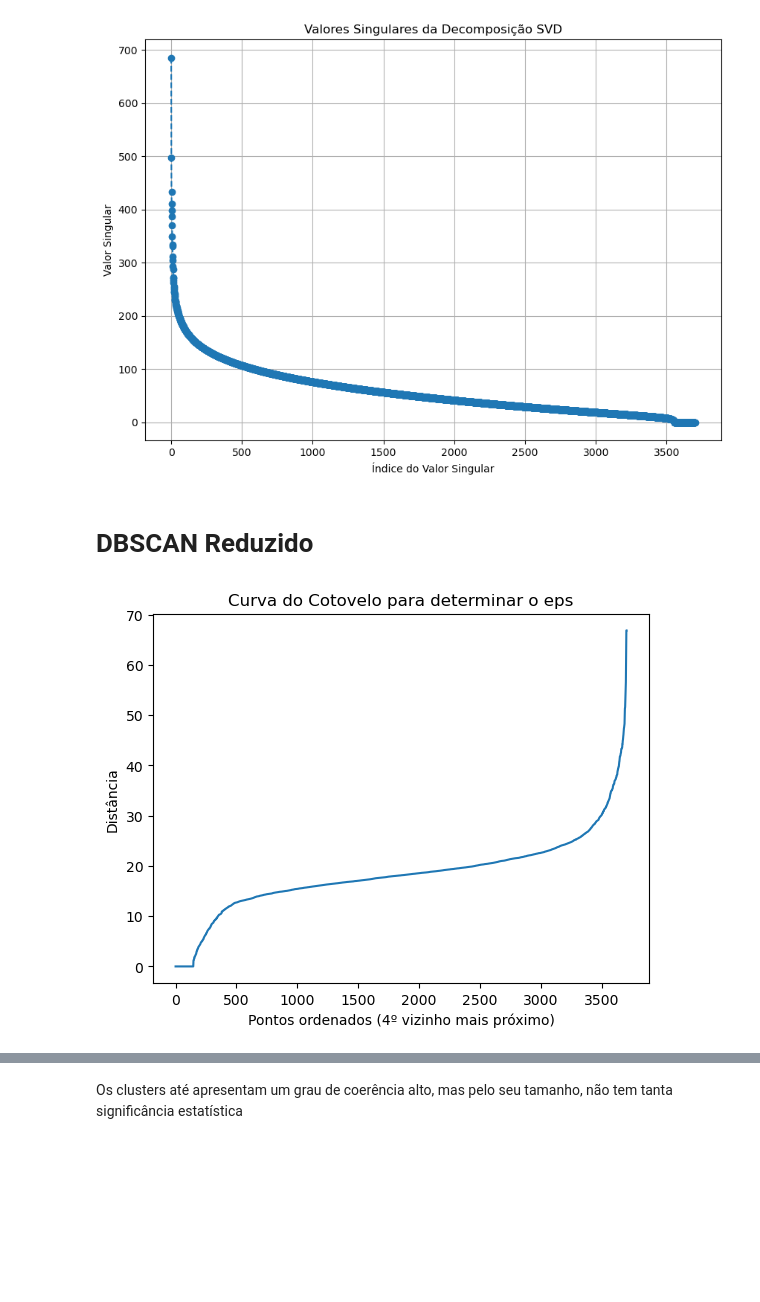
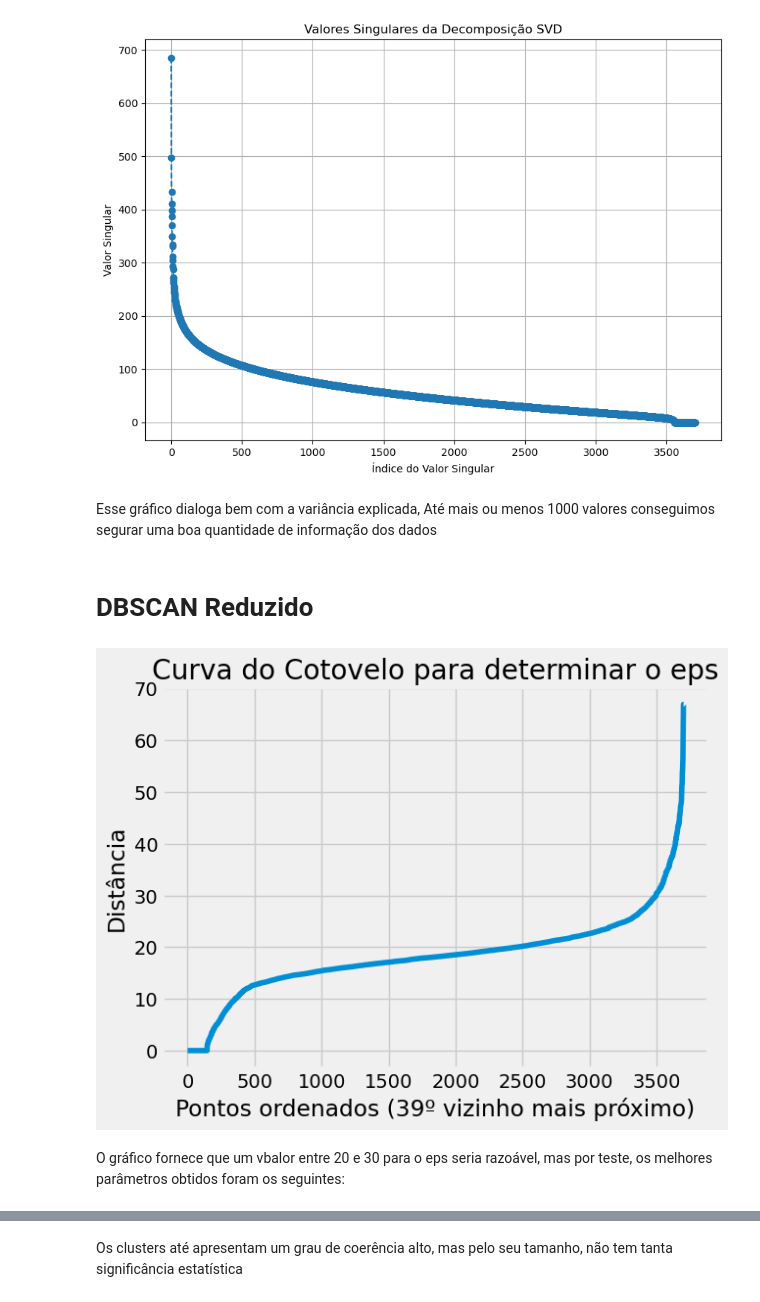
Before and after one commit to MrBarreto/DataMining, a Jupyter notebook: t4/t4.ipynb, the cells around one changed output, grey strips where cells are left out. Saved outputs shown, nothing was run; the diff lists cells and outputs as text; code cells hidden in the pictures; blank space fills up the shorter version.

```diff
--- a/t4/t4.ipynb
+++ b/t4/t4.ipynb
@@ -660,6 +719,8 @@ plt.grid(True)
 plt.show()
 # %% [output]
 [figure]
+# %% [markdown]
+Esse gráfico dialoga bem com a variância explicada, Até mais ou menos 1000 valores conseguimos segurar uma boa quantidade de informação dos dados
 # %% [markdown]
 # DBSCAN Reduzido
 # %%
@@ -672,12 +733,14 @@ distances, indices = nbrs.kneighbors(X_pca_reduced)
 # %%
 k_distances = np.sort(distances[:, k-1], axis=0)
 plt.plot(k_distances)
-plt.xlabel("Pontos ordenados (4º vizinho mais próximo)")
+plt.xlabel("Pontos ordenados (39º vizinho mais próximo)")
 plt.ylabel("Distância")
 plt.title("Curva do Cotovelo para determinar o eps")
 plt.show()
 # %% [output]
-[figure, old version]
+[figure, new version]
+# %% [markdown]
+O gráfico fornece que um vbalor entre 20 e 30 para o eps seria razoável, mas por teste, os melhores parâmetros obtidos foram os seguintes:
 # %%
 eps = 13
 min_samples = 4
```
Also changed, not shown: parts of 52 cells of this notebook.
